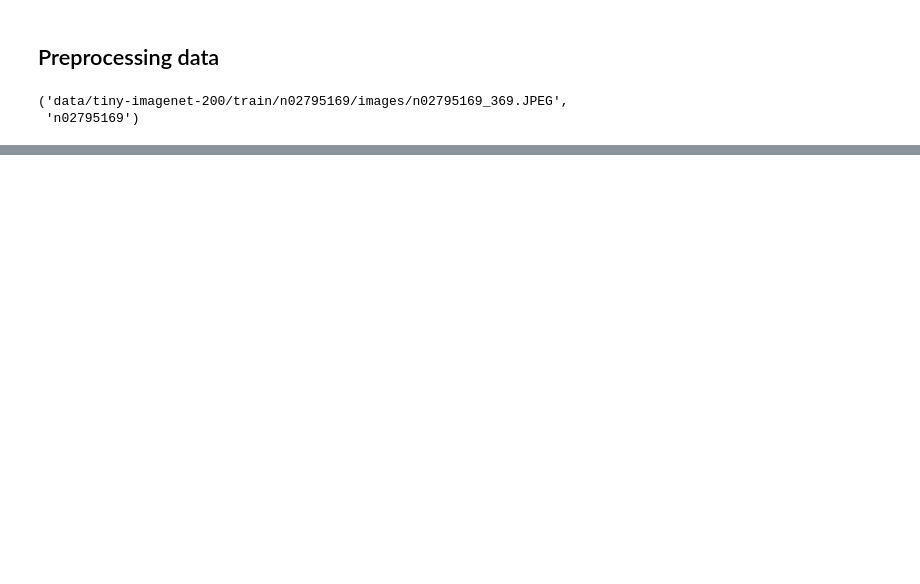
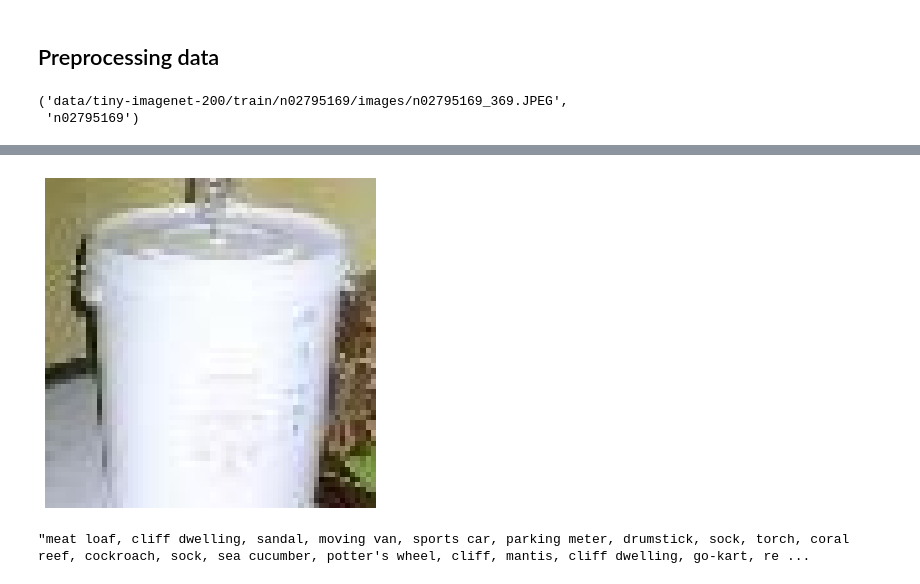
Before and after one commit to mtm-007/Deep-Learing-from-the-foundation-and-GEN_AI, a Jupyter notebook: unet_tiny_dataset.ipynb, the cells around one changed output, grey strips where cells are left out. Drawn from its saved outputs; the diff is of its cells as text; code cells hidden in the pictures; blank space fills up the shorter version.

```diff
--- a/unet_tiny_dataset.ipynb
+++ b/unet_tiny_dataset.ipynb
@@ -59,0 +135,4 @@ print(path_anno.read_text())
+# %%
+show_image(denorm(xb[118]));
+# %% [output]
+[figure, added]
@@ -59,0 +142,5 @@ print(path_anno.read_text())
+# %%
+titles = [synsets[id2st[o]] for o in yb]
+', '.join(titles[:20])
+# %% [output]
+"meat loaf, cliff dwelling, sandal, moving van, sports car, parking meter, drumstick, sock, torch, coral reef, cockroach, sock, sea cucumber, potter's wheel, cliff, mantis, cliff dwelling, go-kart, re ...
```
Also changed, not shown: parts of 30 cells of this notebook, 1 other file.
